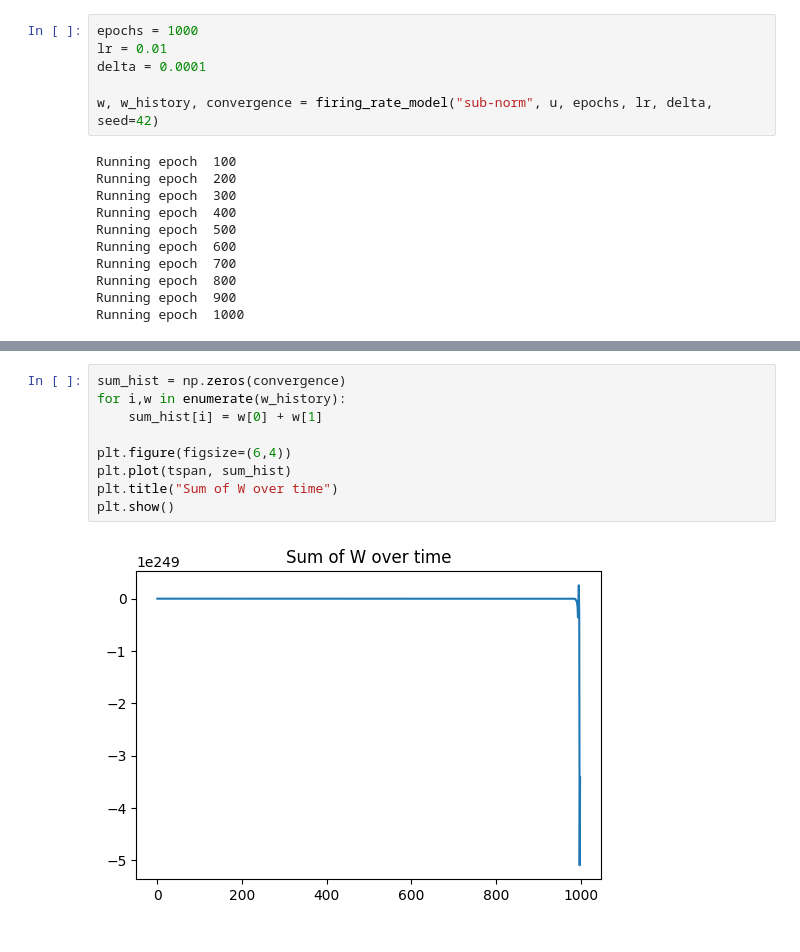
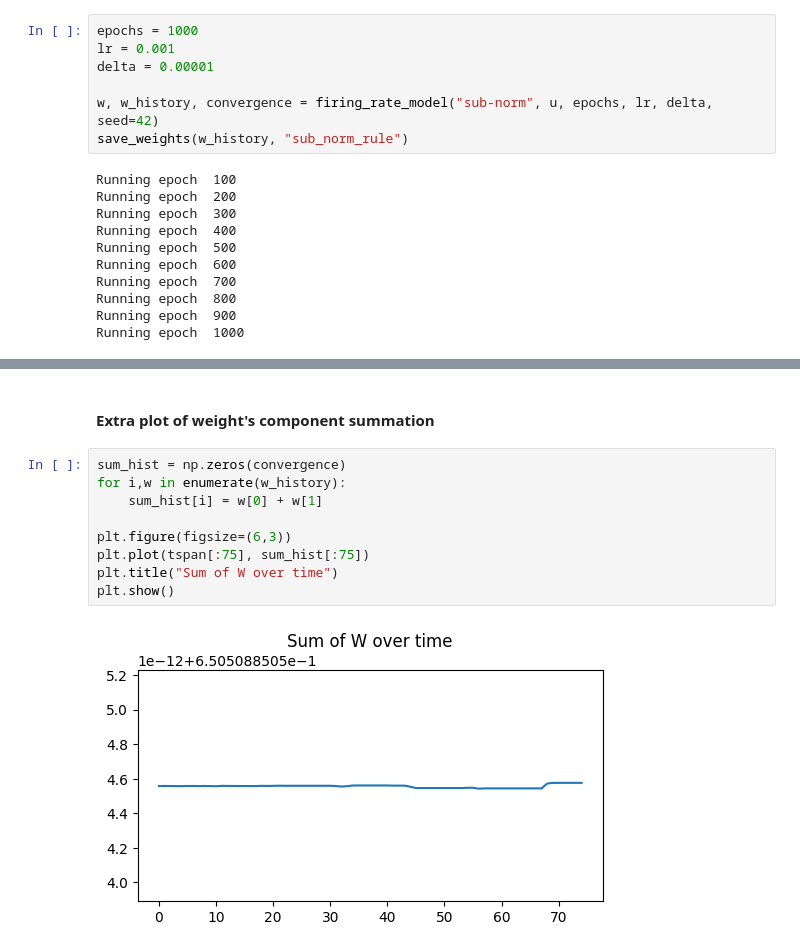
Before and after one commit to francealip/cns_lab, a Jupyter notebook: LAB2_1/hebb_rule.ipynb, the cells around one changed output, grey strips where cells are left out. Saved outputs shown, nothing was run; the diff lists cells and outputs as text.

```diff
--- a/LAB2_1/hebb_rule.ipynb
+++ b/LAB2_1/hebb_rule.ipynb
@@ -101,10 +102,11 @@ plot_2_1(tspan, w_history, convergence)
 ### Assignment 3: Subtractive Normalization
 # %%
 epochs = 1000
-lr = 0.01
-delta = 0.0001
+lr = 0.001
+delta = 0.00001
 
 w, w_history, convergence = firing_rate_model("sub-norm", u, epochs, lr, delta, seed=42)
+save_weights(w_history, "sub_norm_rule")
 # %% [output]
 Running epoch  100
 Running epoch  200
@@ -132,11 +130,13 @@ plot_2_1(tspan, w_history, convergence)
+# %% [markdown]
+#### Extra plot of weight's component summation
 # %%
 sum_hist = np.zeros(convergence)
 for i,w in enumerate(w_history):
     sum_hist[i] = w[0] + w[1]
 
-plt.figure(figsize=(6,4))
-plt.plot(tspan, sum_hist)
+plt.figure(figsize=(6,3))
+plt.plot(tspan[:75], sum_hist[:75])
 plt.title("Sum of W over time")
 plt.show()
 # %% [output]
-[figure, old version]
+[figure, new version]
```
Also changed, not shown: parts of 27 cells of this notebook, 3 other files.
